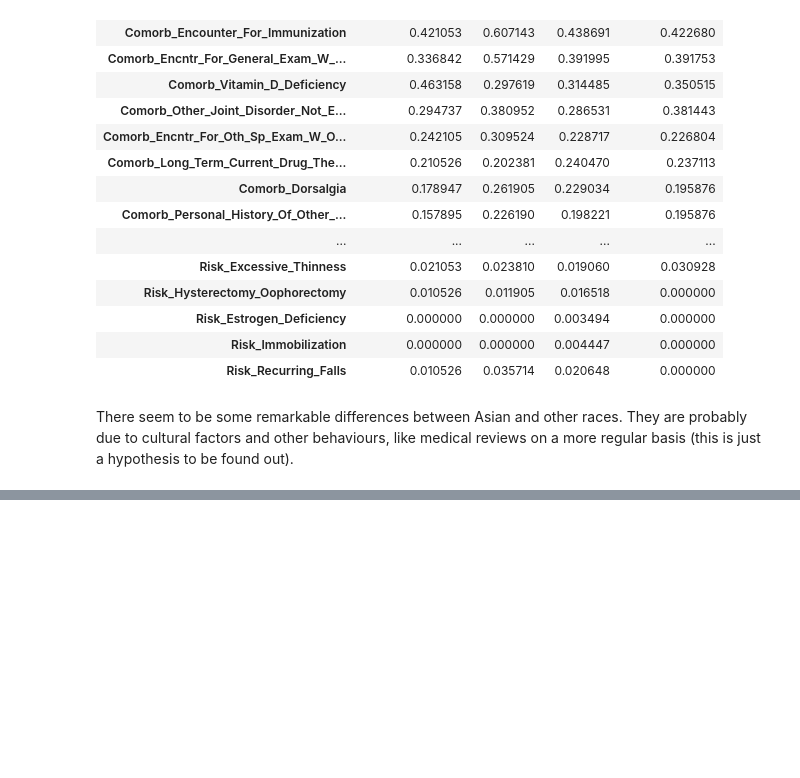
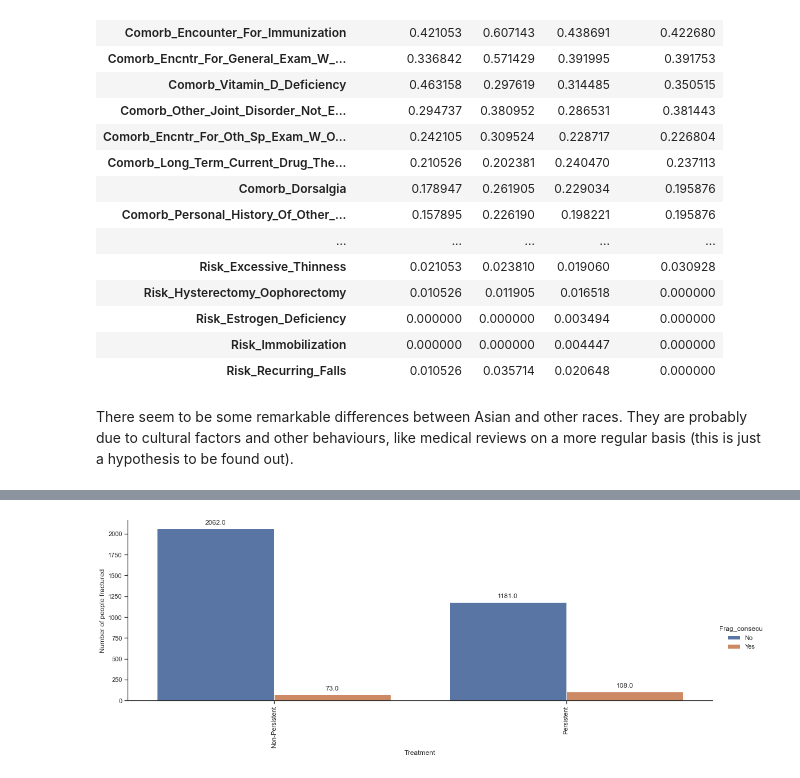
Before and after one commit to jaycee-ds/Drug_Persistency_ABC_Pharma, a Jupyter notebook: week 10/EDA.ipynb, the cells around one changed output, grey strips where cells are left out. Drawn from its saved outputs; the diff is of its cells as text; code cells hidden in the pictures; blank space fills up the shorter version.

```diff
--- a/week 10/EDA.ipynb
+++ b/week 10/EDA.ipynb
@@ -196,0 +205,6 @@ There seem to be some remarkable differences between Asian and other races. They
+# %%
+df_g = df[['Frag_Frac_Prior_Ntm','Frag_Frac_During_Rx','Tscore_Bucket_Prior_Ntm','Tscore_Bucket_During_Rx','Persistency_Flag']]
+df_g.loc[df_g['Frag_Frac_During_Rx'] > df_g['Frag_Frac_Prior_Ntm'], 'Frag_consecu'] = 'Yes'
+df_g.loc[df_g['Frag_Frac_During_Rx'] <= df_g['Frag_Frac_Prior_Ntm'], 'Frag_consecu'] = 'No'
+df_g.loc[df_g['Tscore_Bucket_Prior_Ntm'] > df_g['Tscore_Bucket_During_Rx'], 'tscore_dis'] = 'Yes'
+df_g.loc[df_g['Tscore_Bucket_Prior_Ntm'] <= df_g['Tscore_Bucket_During_Rx'], 'tscore_dis'] = 'No'
@@ -196,0 +229,11 @@ There seem to be some remarkable differences between Asian and other races. They
+# %%
+df_ge = df_g.groupby(['Frag_consecu','Persistency_Flag'],as_index=False).count()
+fg = seaborn.catplot(x='Persistency_Flag', y='tscore_dis', hue='Frag_consecu', data=df_ge, kind='bar',aspect=3)
+fg.set_xlabels('Treatment')
+fg.set_ylabels('Number of people fractured')
+fg.set_xticklabels(rotation=90)
+for ax in fg.axes.ravel():
+    for p in ax.patches:
+        ax.annotate(format(p.get_height(), '.1f'), (p.get_x() + p.get_width() / 2., p.get_height()), ha = 'center', va = 'center', xytext = (0, 10), textcoords = 'offset points')
+# %% [output]
+[figure, added]
```
Also changed, not shown: parts of 10 cells of this notebook.
